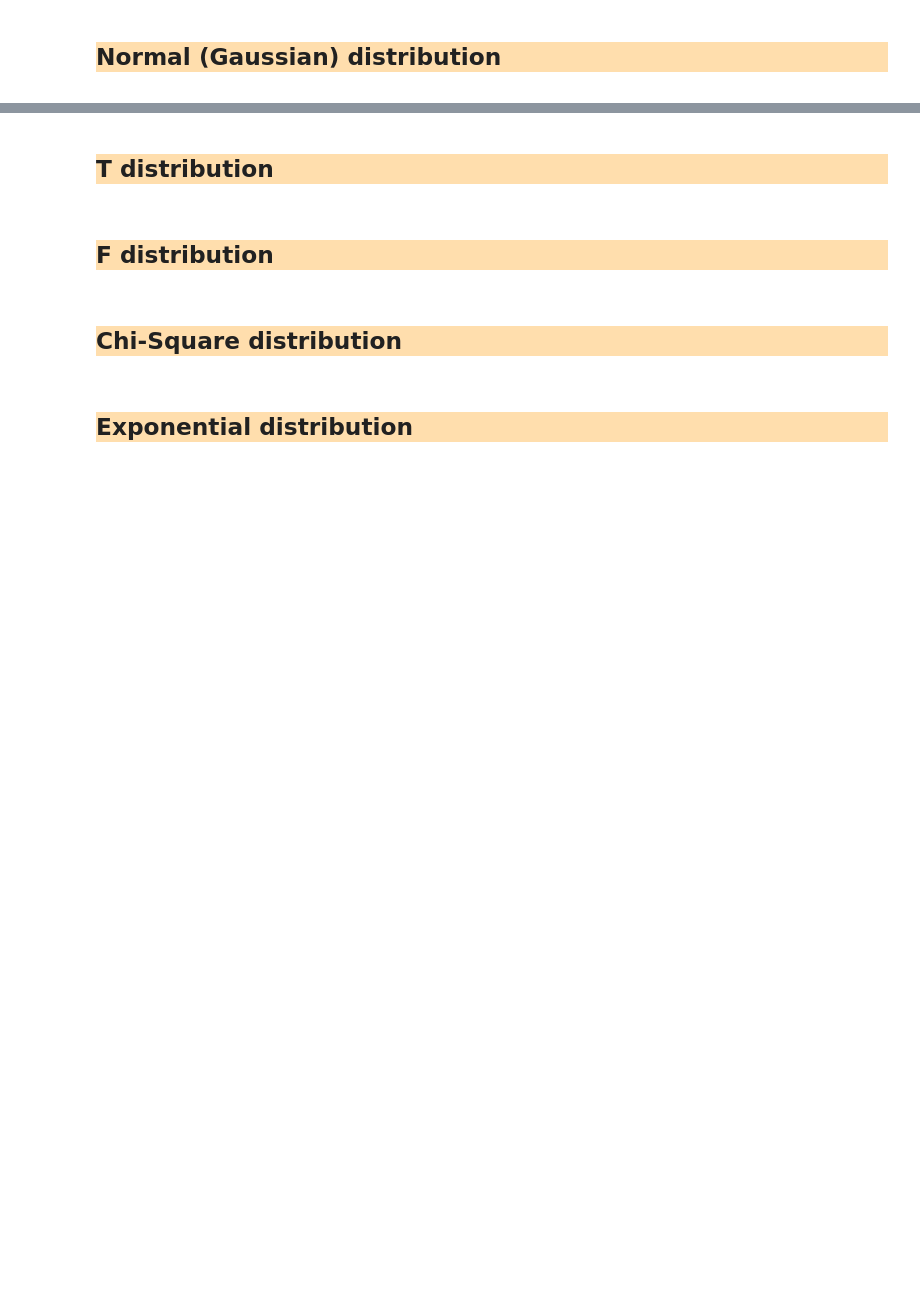
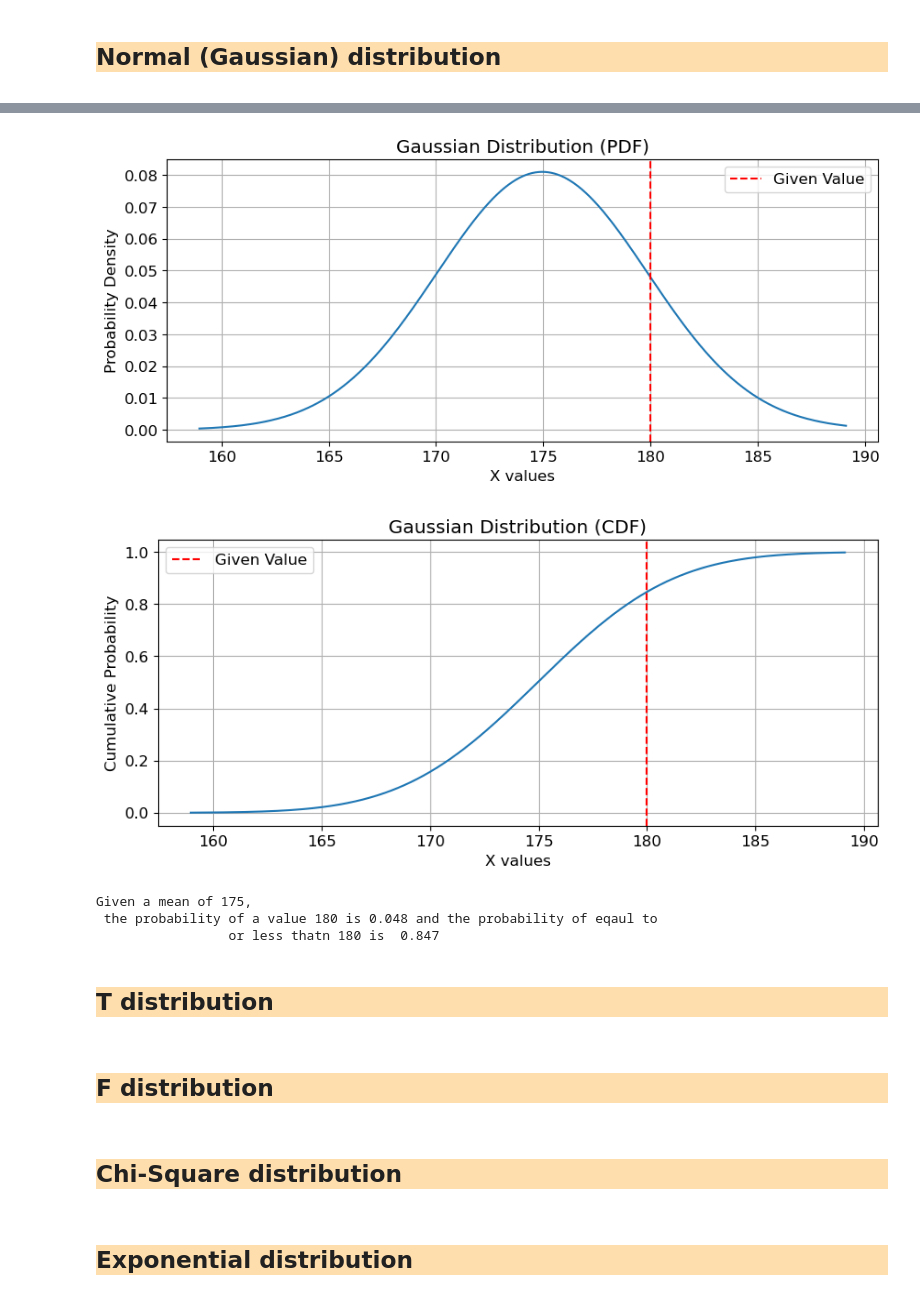
Before and after one commit to shibzr/statistics, a Jupyter notebook: Probability Distribution.ipynb, the cells around one changed output, grey strips where cells are left out. Saved outputs shown, nothing was run; the diff lists cells and outputs as text; code cells hidden in the pictures; blank space fills up the shorter version.

```diff
--- a/Probability Distribution.ipynb
+++ b/Probability Distribution.ipynb
@@ -491,3 +703,16 @@ multinomial_distribution(n=100, p=[.3, .3, .1, .1, .2])
+# %%
+mean_height = 175  # Mean height in centimeters
+std_dev = 5  # Standard deviation in centimeters
+num_samples = 1000  # Number of samples
+
+heights = np.random.normal(mean_height, std_dev, num_samples)
+gaussian_distribution(data=heights, given_value=180)
+# %% [output]
+[figure, added]
+[figure, added]
+Given a mean of 175,
+ the probability of a value 180 is 0.048 and the probability of eqaul to
+                 or less thatn 180 is  0.847
 # %% [markdown]
 <div style="background-color: NavajoWhite; border-style: solid;font-family: Arial">
 
```
Also changed, not shown: parts of 17 cells of this notebook.
